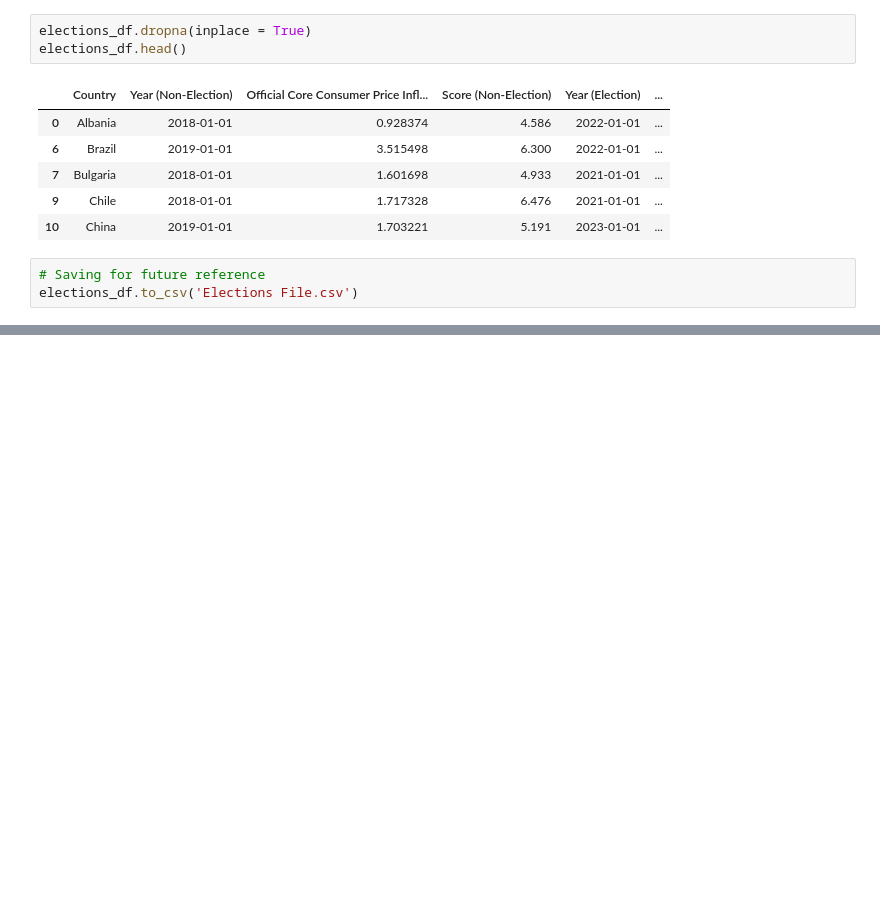
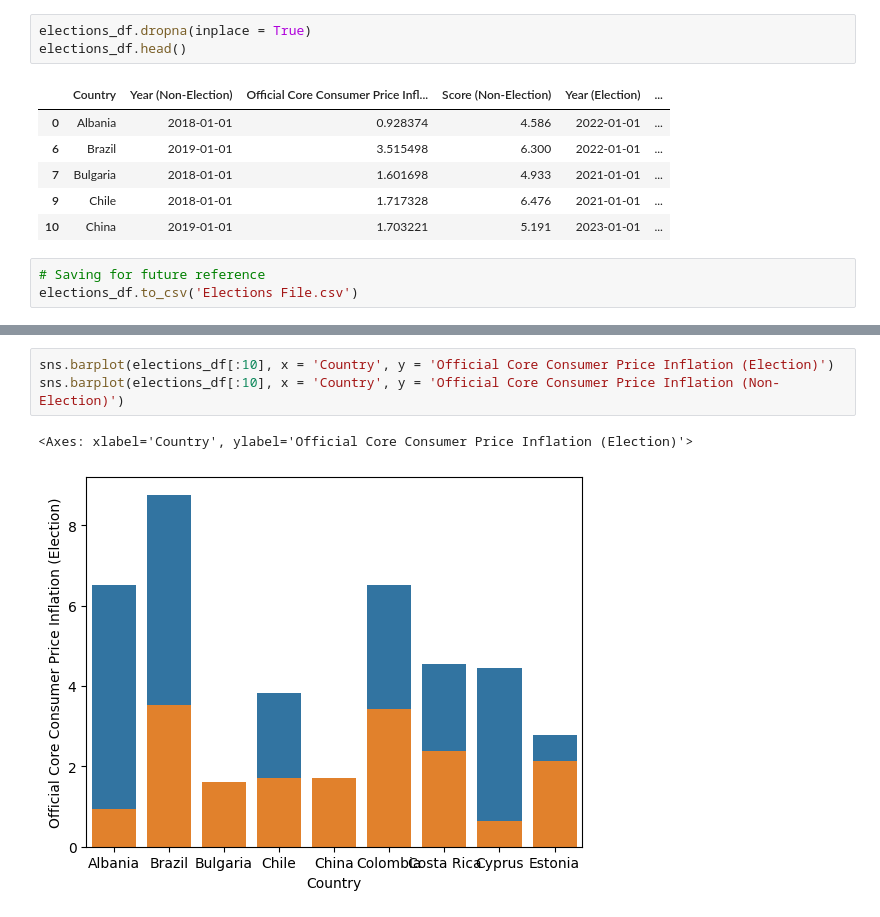
Before and after one commit to cmgboji/PSY371F-Final-Project, a Jupyter notebook: PSY 371F - Notebook.ipynb, the cells around one changed output, grey strips where cells are left out. Drawn from its saved outputs; the diff is of its cells as text; blank space fills up the shorter version.

```diff
--- a/PSY 371F - Notebook.ipynb
+++ b/PSY 371F - Notebook.ipynb
@@ -282,0 +309,6 @@ elections_df.to_csv('Elections File.csv')
+# %%
+sns.barplot(elections_df[:10], x = 'Country', y = 'Official Core Consumer Price Inflation (Election)')
+sns.barplot(elections_df[:10], x = 'Country', y = 'Official Core Consumer Price Inflation (Non-Election)')
+# %% [output]
+<Axes: xlabel='Country', ylabel='Official Core Consumer Price Inflation (Election)'>
+[figure, added]
```
Also changed, not shown: parts of 5 cells of this notebook.
